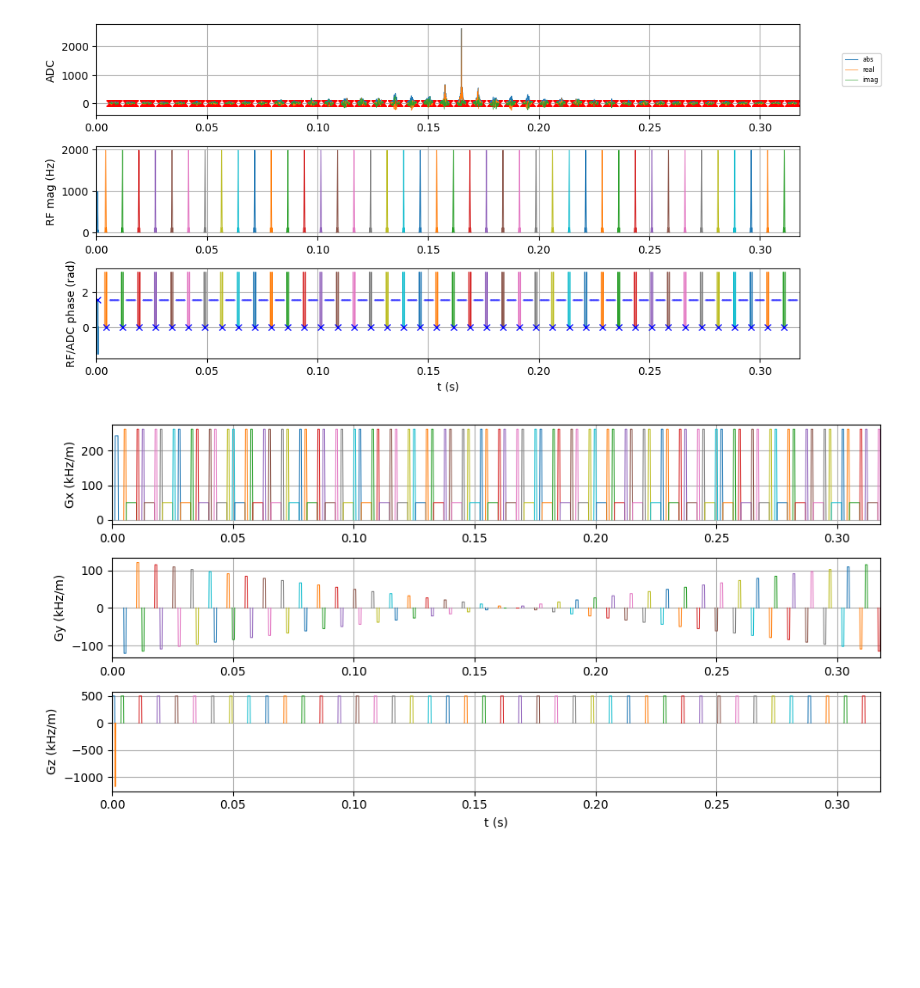
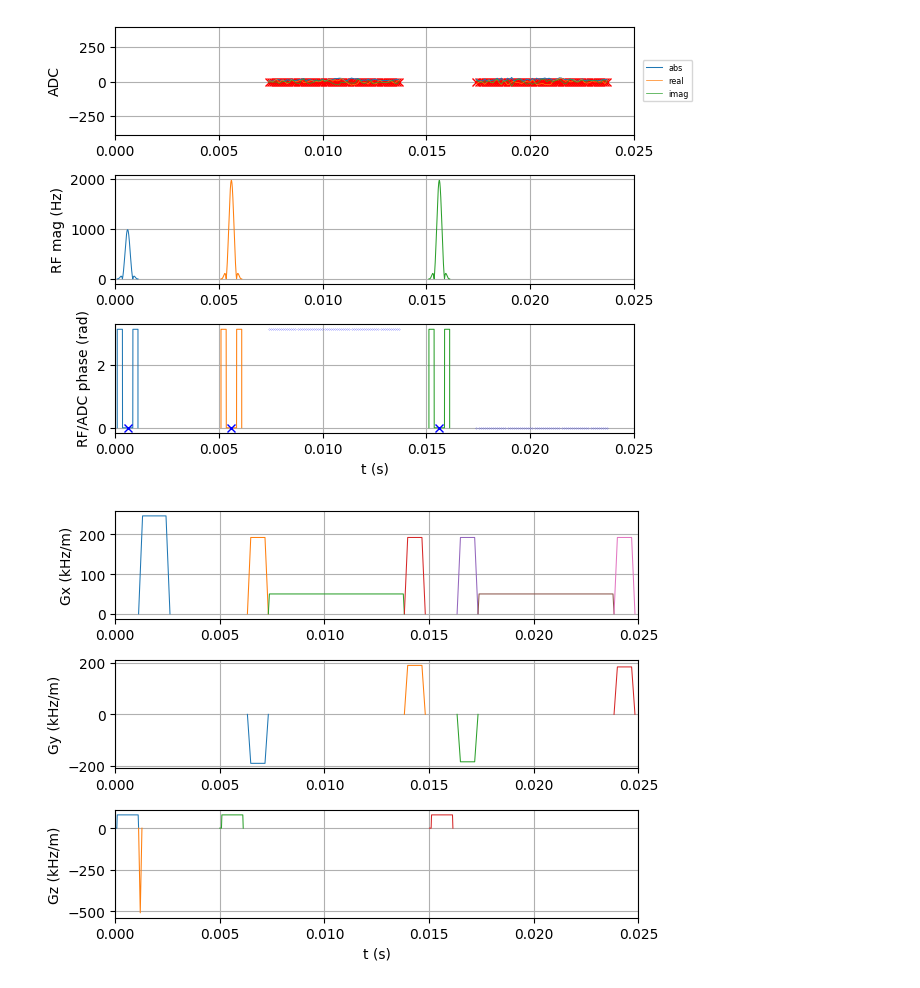
Before and after one commit to ovedtal1/Article_MAGMA24_RMRI, a Jupyter notebook: scripts/Fig_5_TSE_2D_re-implementation.ipynb, the cells around one changed output. Cells and saved outputs as stored; diff of their text form; code cells hidden in the pictures; blank space fills up the shorter version.

```diff
--- a/scripts/Fig_5_TSE_2D_re-implementation.ipynb
+++ b/scripts/Fig_5_TSE_2D_re-implementation.ipynb
@@ -10,15 +190,25 @@
 # %%
-#@title RARE
+#@title Fig 5b) TSE without rf phase, ADC alternating
+
+base_resolution= 64 # @param {type: "slider", min: 2, max: 112,step:2}
+TE_ms=10 # @param {type: "slider", min: 0.0, max: 200.0}
+TE=TE_ms*1e-3
+TI_s=0 # @param {type: "slider", min: 0.0, max: 10.0, step: 0.1}
+Excitation_FA=90 # @param {type: "slider", min: 10, max: 270}
+Excitation_phase=0 # @param {type: "slider", min: 0, max: 270,step:10}
+ADC_phase='alternating' # @param ['same as rfex','alternating']
+Refocusing_FA=180 # @param {type: "slider", min: 10, max: 270}
+Refocusing_phase=0 # @param {type: "slider", min: 0, max: 270,step:10}
+r_spoil =1 # @param {type: "slider", min: 0, max: 3}
+PEtype = 'linear' # @param ['centric', 'linear']
+PE_grad_on=True # @param {type: "boolean"}
+RO_grad_on=True # @param {type: "boolean"}
+
 import numpy as np
+import matplotlib.pyplot as plt
+import torch
+import pypulseq as pp
 import MRzeroCore as mr0
-import pypulseq as pp
-import torch
-import matplotlib.pyplot as plt
-
-plt.rcParams['figure.figsize'] = [10, 5]
-plt.rcParams['figure.dpi'] = 100 # 200 e.g. is really fine, but slower
-
-experiment_id = 'RARE_2D'
 
 # %% S1. SETUP sys
 system = pp.Opts(
@@ -29,31 +219,20 @@ system = pp.Opts(
 seq = pp.Sequence(system)
 # Define FOV and resolution
 fov = 200e-3
-slice_thickness = 8e-3
-
-
-base_resolution= 42 # @param {type: "slider", min: 2, max: 112,step:2}
+slice_thickness = 50e-3
 
 Nread  = base_resolution  # frequency encoding steps/samples
 Nphase = base_resolution  # phase encoding steps/samples
 
-TE_ms=5 # @param {type: "slider", min: 0.0, max: 200.0}
-TE=TE_ms*1e-3
-TI_s=0 # @param {type: "slider", min: 0.0, max: 10.0, step: 0.1}
-Excitation_FA=90 # @param {type: "slider", min: 10, max: 270}
-Refocusing_FA=180 # @param {type: "slider", min: 10, max: 270}
-r_spoil =2 # @param {type: "slider", min: 0, max: 3}
-PE_grad_on=True # @param {type: "boolean"}
-RO_grad_on=True # @param {type: "boolean"}
 
 # Define rf events
 rf1, gz1, gzr1 = pp.make_sinc_pulse(
-    flip_angle=Excitation_FA * np.pi / 180, phase_offset=90 * np.pi / 180, duration=1e-3,
+    flip_angle=Excitation_FA * np.pi / 180, phase_offset=Excitation_phase * np.pi / 180, duration=1e-3,
     slice_thickness=slice_thickness, apodization=0.5, time_bw_product=4,
     system=system, return_gz=True)
 
 rf2, gz2, _ = pp.make_sinc_pulse(
-    flip_angle=Refocusing_FA* np.pi / 180, duration=1e-3,
+    flip_angle=Refocusing_FA* np.pi / 180, phase_offset=Refocusing_phase * np.pi / 180, duration=1e-3,
     slice_thickness=slice_thickness, apodization=0.5, time_bw_product=4,
     system=system, return_gz=True)
 
@@ -63,12 +242,16 @@ G_flag=(int(RO_grad_on),int(PE_grad_on))  # gradient flag (read,PE), if (0,0) al
 
 # Define other gradients and ADC events
 gx = pp.make_trapezoid(channel='x', rise_time = 0.5*dwell, flat_area=Nread / fov*G_flag[0], flat_time=Nread*dwell, system=system)
-adc = pp.make_adc(num_samples=Nread, duration=Nread*dwell, phase_offset=90 * np.pi / 180, delay=0*gx.rise_time, system=system)
+adc = pp.make_adc(num_samples=Nread, duration=Nread*dwell, phase_offset=rf1.phase_offset, delay=0*gx.rise_time, system=system)
 gx_pre0 = pp.make_trapezoid(channel='x', area=+((1.0 + r_spoil) * gx.area / 2) , duration=1.5e-3, system=system)
 gx_prewinder = pp.make_trapezoid(channel='x', area=+(r_spoil * gx.area / 2), duration=1e-3, system=system)
 gp = pp.make_trapezoid(channel='y', area=0 / fov, duration=1e-3, system=system)
 rf_prep = pp.make_block_pulse(flip_angle=180 * np.pi / 180, duration=1e-3, system=system)
 
+if PEtype == 'centric':
+      phenc = np.asarray([i // 2 if i % 2 == 0 else -(i + 1) // 2 for i in range(Nphase)]) / fov
+else:
+      phenc = np.arange(-Nphase // 2, Nphase // 2) / fov
 
 # FLAIR
 if TI_s>0:
@@ -98,13 +281,15 @@ else:
 # from pulse top to pulse top we have already played out one full rf and gx_pre0, thus we substract these from TE/2
 seq.add_block(pp.make_delay((minTE2 +TEd ) - pp.calc_duration(gz1)-pp.calc_duration(gx_pre0)))
 
-for ii in range(-Nphase // 2, Nphase // 2):  # e.g. -64:63
-    gp  = pp.make_trapezoid(channel='y', area=+ii / fov*G_flag[1], duration=1e-3, system=system)
-    gp_ = pp.make_trapezoid(channel='y', area=-ii / fov*G_flag[1], duration=1e-3, system=system)
+for ii, encoding in enumerate(phenc):  # e.g. -64:63
+    gp  = pp.make_trapezoid(channel='y', area=+encoding*G_flag[1], duration=1e-3, system=system)
+    gp_ = pp.make_trapezoid(channel='y', area=-encoding*G_flag[1], duration=1e-3, system=system)
 
     seq.add_block(rf2,gz2)
     seq.add_block(pp.make_delay(TEd)) # TE delay
     seq.add_block(gx_prewinder, gp)
+    if ADC_phase=='alternating':
+      adc.phase_offset+=np.pi
     seq.add_block(adc, gx)
     seq.add_block(gx_prewinder, gp_)
     seq.add_block(pp.make_delay(TEd)) # TE delay
@@ -121,8 +306,7 @@ else:
 
 # %% S3 quick 2D brain phantom sim and plot
 signal = mr0.util.simulate_2d(seq)
-#seq.plot(plot_now=False,time_range=(0,2.5*TE))
-seq.plot(plot_now=False)
+seq.plot(plot_now=False,time_range=(0,2.5*TE))
 mr0.util.insert_signal_plot(seq=seq, signal =signal.numpy())
 # Get figure handles
 fig_handles = plt.get_fignums()
@@ -136,6 +320,8 @@ plt.show()
 
 # %% S4: MR IMAGE RECON of signal ::: #####################################
 kspace = torch.reshape((signal), (Nphase, Nread)).clone().t()
+sort_ids = np.argsort(phenc) # sort phase encoding
+kspace = kspace[:,sort_ids]  # reorder kspace data
 # fftshift,FFT,fftshift
 spectrum = torch.fft.fftshift(kspace)
 space = torch.fft.fft2(spectrum)
@@ -143,17 +329,21 @@ space = torch.fft.ifftshift(space)
 
 plt.subplot(221)
 plt.title('k-space')
-mr0.util.imshow(np.abs(kspace.numpy()))
+mr0.util.imshow(np.abs(kspace.numpy()),cmap='gray')
 plt.subplot(223)
 plt.title('k-space_r')
-mr0.util.imshow(np.log(np.abs(kspace.numpy())))
+mr0.util.imshow(np.log(np.abs(kspace.numpy())),cmap='gray')
 
 plt.subplot(222)
 plt.title('FFT-magnitude')
-mr0.util.imshow(np.abs(space.numpy()))
+mr0.util.imshow(np.abs(space.numpy()),cmap='gray')
 plt.colorbar()
 plt.subplot(224)
 plt.title('FFT-phase')
-mr0.util.imshow(np.angle(space.numpy()), vmin=-np.pi, vmax=np.pi)
+mr0.util.imshow(np.angle(space.numpy()), vmin=-np.pi, vmax=np.pi,cmap='gray')
 plt.colorbar()
+
+# save for final plot
+Fig_img_abcde[1]=np.abs(space.numpy())
+Fig_img_fghi[1]=np.log(np.abs(kspace.numpy()))
 # %% [output]
@@ -163,2 +355,2 @@ Calculating repetition 43 / 43 - done
-[figure, old version]
+[figure, new version]
-[figure, old version]
+[figure, new version]
```
Also changed, not shown: parts of 8 cells of this notebook.
